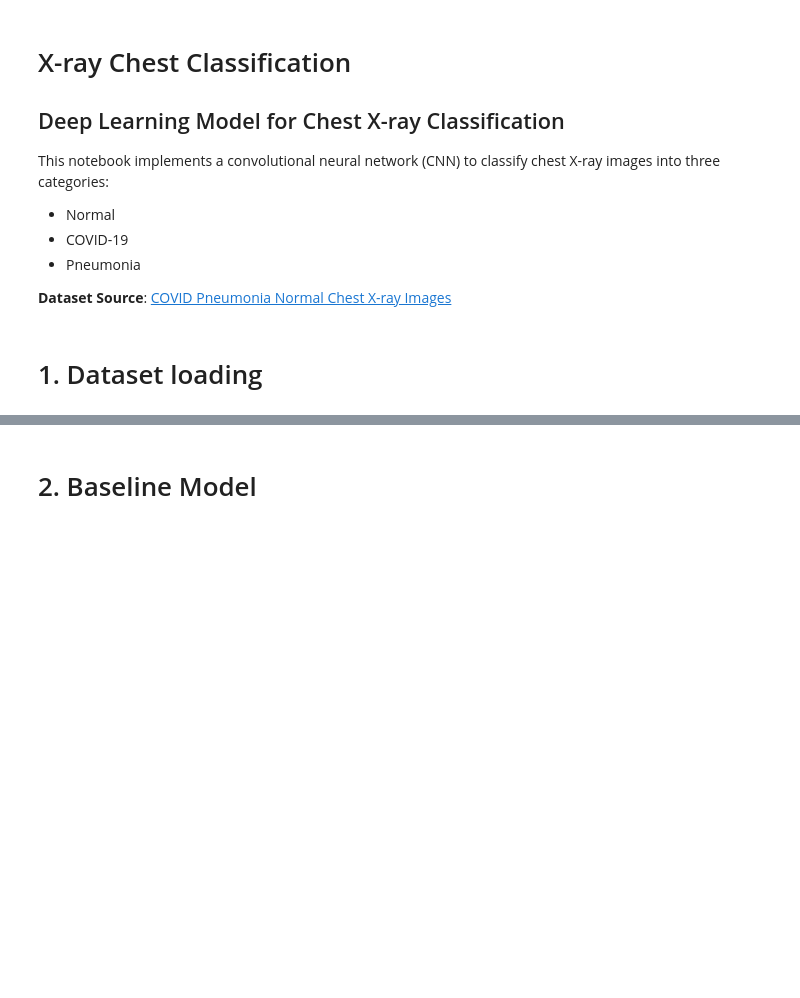
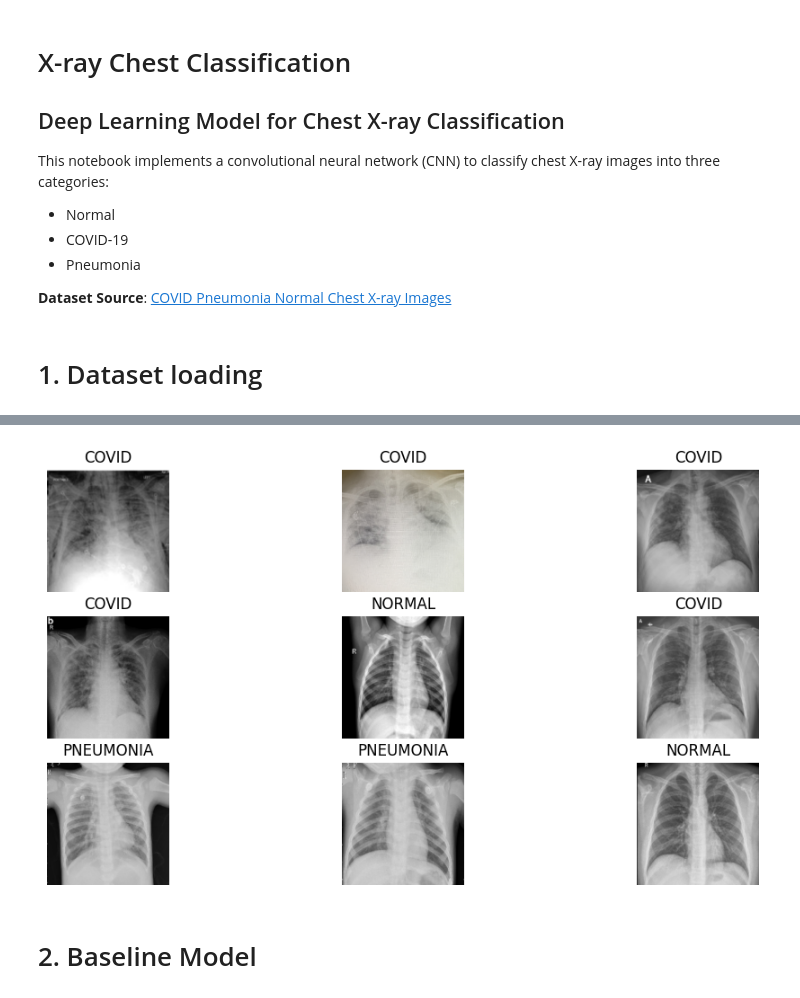
Before and after one commit to DangCongKhai/xray_chest_classification, a Jupyter notebook: main.ipynb, the cells around one changed output, grey strips where cells are left out. Drawn from its saved outputs; the diff is of its cells as text; code cells hidden in the pictures; blank space fills up the shorter version.

Commit message:
feat: set up data loader for training and evaluation

```diff
--- a/main.ipynb
+++ b/main.ipynb
@@ -15,2 +22,33 @@ import torch.nn as nn
+# %%
+CLASSES = ['COVID', 'NORMAL', 'PNEUMONIA']
 # %% [markdown]
 # 1. Dataset loading
+# %%
+class ChestXrayDataset(Dataset):
+    def __init__(self, data_dir, transform):
+        self.data_dir = data_dir
+        self.transform = transform
+        self.images = []
+        self.labels = []
+        for class_name in CLASSES:
+            class_path = os.path.join(data_dir, class_name)
+            for image in os.listdir(class_path):
+                self.images.append(os.path.join(class_path, image))
+                self.labels.append(class_name)
+
+    def __len__(self):
+        return len(self.images)
+
+    def __getitem__(self, idx):
+        image_path = self.images[idx]
+        img = Image.open(image_path).convert("RGB")
+        label = self.labels[idx]
+
+        y = CLASSES.index(label)
+
+        transformed_image = self.transform(img)
+
+        original_image = torch.tensor(cv2.resize(np.asarray(img), (224, 224)))
+
+
+        return original_image, transformed_image, torch.tensor(y)
@@ -17,3 +96,16 @@ import torch.nn as nn
+# %%
+original_img, inputs, labels = next(iter(train_loader))
+# %%
+plt.figure(figsize=(12, 6))
+for i in range(9):
+    ax = plt.subplot(3, 3, i + 1)
+    plt.imshow(
+        original_img[i].cpu().detach().numpy().reshape(224, 224, 3).astype("uint8")
+    )
+    plt.title(f"{CLASSES[labels[i]]}")
+    plt.axis("off")
+# %% [output]
+[figure, added]
 # %% [markdown]
 # 2. Baseline Model
 # %% [markdown]
```
Also changed, not shown: parts of 3 cells of this notebook.
